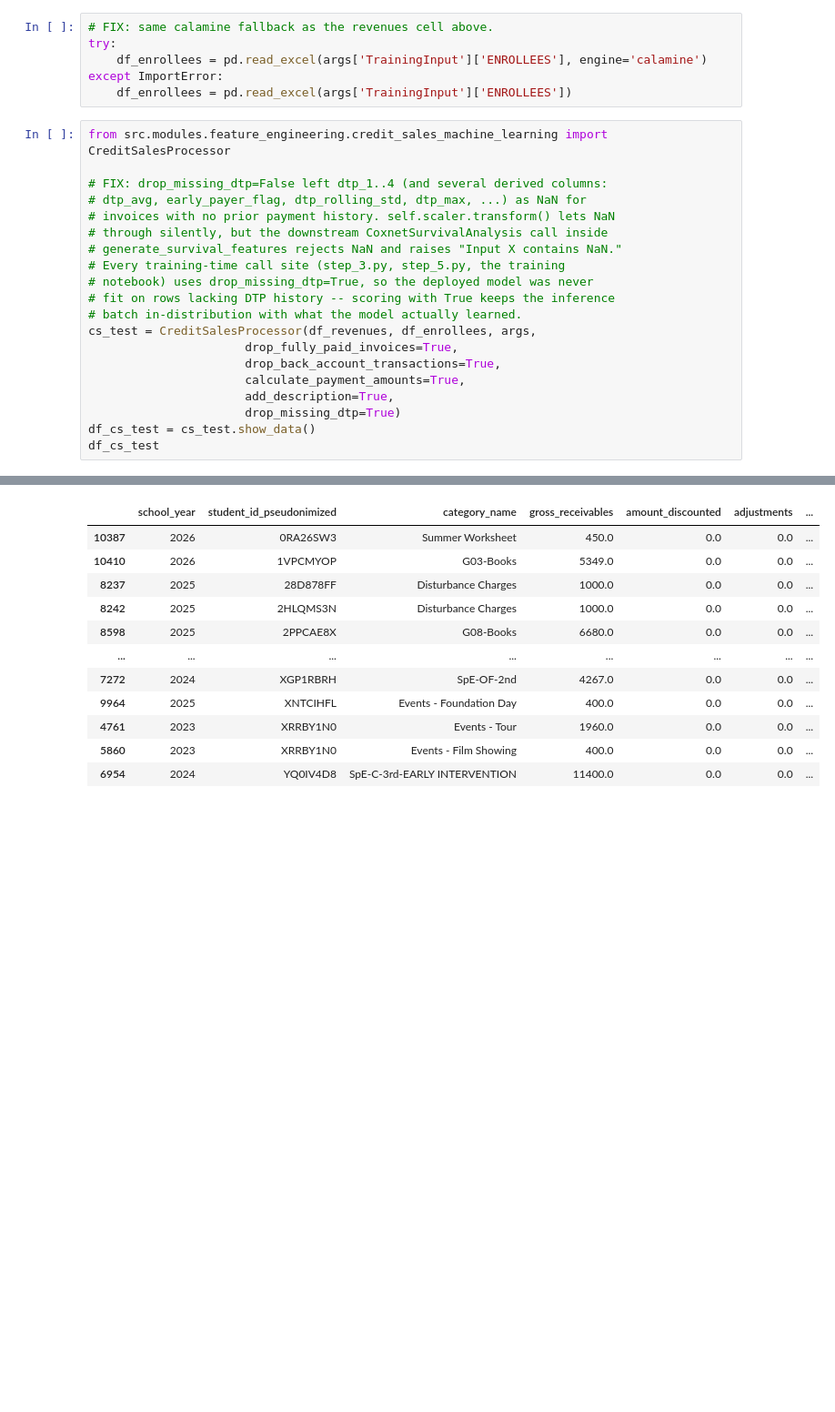
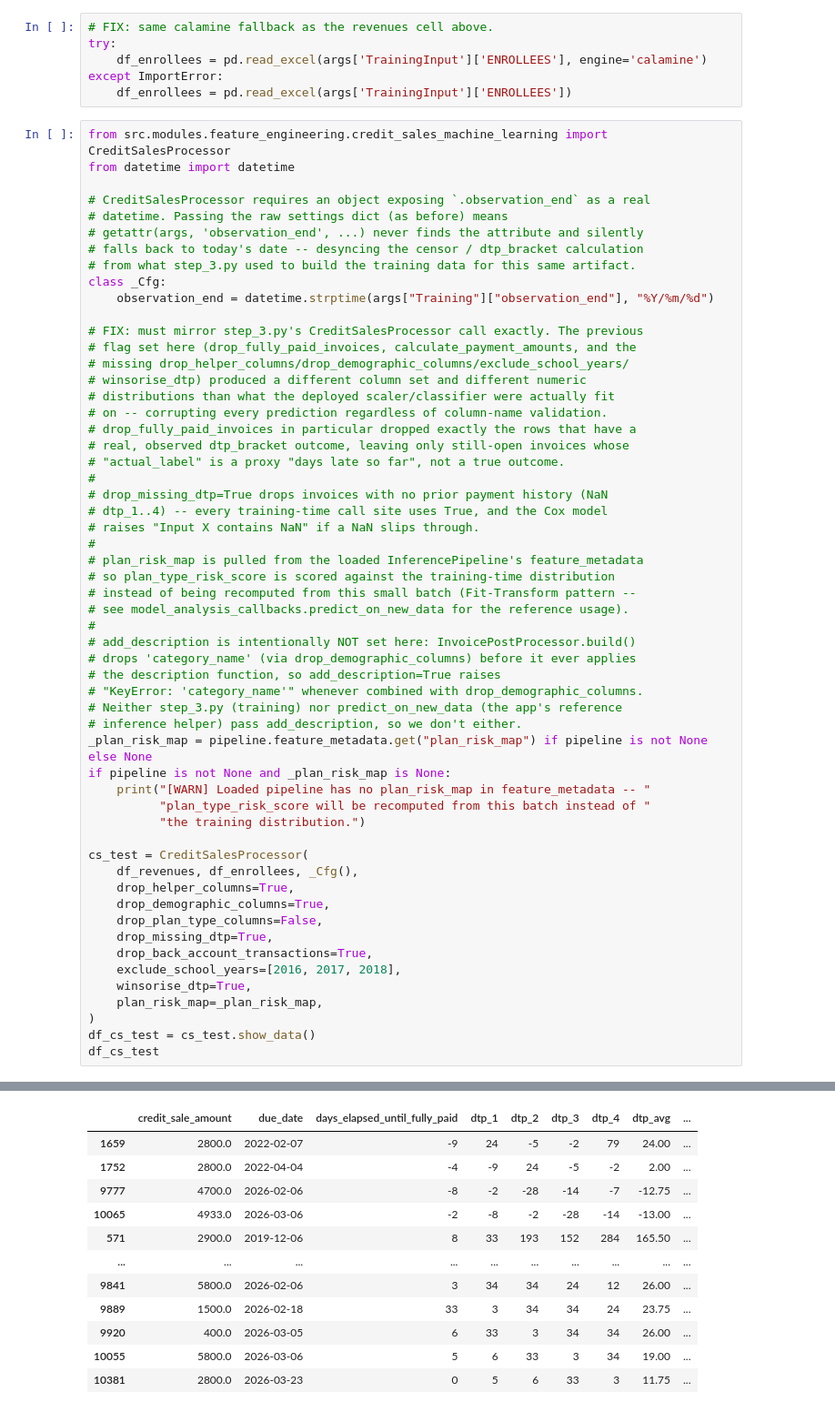
Before and after one commit to anneryeo/invoice-payment-prediction-thesis, a Jupyter notebook: notebooks/inference/forecasting.ipynb, the cells around one changed output, grey strips where cells are left out. Shown at 91% size. Saved outputs shown, nothing was run; the diff lists cells and outputs as text; blank space fills up the shorter version.

```diff
--- a/notebooks/inference/forecasting.ipynb
+++ b/notebooks/inference/forecasting.ipynb
@@ -57,22 +102,58 @@ except ImportError:
     df_enrollees = pd.read_excel(args['TrainingInput']['ENROLLEES'])
 # %%
 from src.modules.feature_engineering.credit_sales_machine_learning import CreditSalesProcessor
+from datetime import datetime
 
-# FIX: drop_missing_dtp=False left dtp_1..4 (and several derived columns:
-# dtp_avg, early_payer_flag, dtp_rolling_std, dtp_max, ...) as NaN for
-# invoices with no prior payment history. self.scaler.transform() lets NaN
-# through silently, but the downstream CoxnetSurvivalAnalysis call inside
-# generate_survival_features rejects NaN and raises "Input X contains NaN."
-# Every training-time call site (step_3.py, step_5.py, the training
-# notebook) uses drop_missing_dtp=True, so the deployed model was never
-# fit on rows lacking DTP history -- scoring with True keeps the inference
-# batch in-distribution with what the model actually learned.
-cs_test = CreditSalesProcessor(df_revenues, df_enrollees, args,
-                      drop_fully_paid_invoices=True,
-                      drop_back_account_transactions=True,
-                      calculate_payment_amounts=True,
-                      add_description=True,
-                      drop_missing_dtp=True)
+# CreditSalesProcessor requires an object exposing `.observation_end` as a real
+# datetime. Passing the raw settings dict (as before) means
+# getattr(args, 'observation_end', ...) never finds the attribute and silently
+# falls back to today's date -- desyncing the censor / dtp_bracket calculation
+# from what step_3.py used to build the training data for this same artifact.
+class _Cfg:
+    observation_end = datetime.strptime(args["Training"]["observation_end"], "%Y/%m/%d")
+
+# FIX: must mirror step_3.py's CreditSalesProcessor call exactly. The previous
+# flag set here (drop_fully_paid_invoices, calculate_payment_amounts, and the
+# missing drop_helper_columns/drop_demographic_columns/exclude_school_years/
+# winsorise_dtp) produced a different column set and different numeric
+# distributions than what the deployed scaler/classifier were actually fit
+# on -- corrupting every prediction regardless of column-name validation.
+# drop_fully_paid_invoices in particular dropped exactly the rows that have a
+# real, observed dtp_bracket outcome, leaving only still-open invoices whose
+# "actual_label" is a proxy "days late so far", not a true outcome.
+#
+# drop_missing_dtp=True drops invoices with no prior payment history (NaN
+# dtp_1..4) -- every training-time call site uses True, and the Cox model
+# raises "Input X contains NaN" if a NaN slips through.
+#
+# plan_risk_map is pulled from the loaded InferencePipeline's feature_metadata
+# so plan_type_risk_score is scored against the training-time distribution
+# instead of being recomputed from this small batch (Fit-Transform pattern --
+# see model_analysis_callbacks.predict_on_new_data for the reference usage).
+#
+# add_description is intentionally NOT set here: InvoicePostProcessor.build()
+# drops 'category_name' (via drop_demographic_columns) before it ever applies
+# the description function, so add_description=True raises
+# "KeyError: 'category_name'" whenever combined with drop_demographic_columns.
+# Neither step_3.py (training) nor predict_on_new_data (the app's reference
+# inference helper) pass add_description, so we don't either.
+_plan_risk_map = pipeline.feature_metadata.get("plan_risk_map") if pipeline is not None else None
+if pipeline is not None and _plan_risk_map is None:
+    print("[WARN] Loaded pipeline has no plan_risk_map in feature_metadata -- "
+          "plan_type_risk_score will be recomputed from this batch instead of "
+          "the training distribution.")
+
+cs_test = CreditSalesProcessor(
+    df_revenues, df_enrollees, _Cfg(),
+    drop_helper_columns=True,
+    drop_demographic_columns=True,
+    drop_plan_type_columns=False,
+    drop_missing_dtp=True,
+    drop_back_account_transactions=True,
+    exclude_school_years=[2016, 2017, 2018],
+    winsorise_dtp=True,
+    plan_risk_map=_plan_risk_map,
+)
 df_cs_test = cs_test.show_data()
 df_cs_test
 # %% [output]
@@ -83,12 +164,12 @@ Dropped 442 invoices with missing DTP values. Remaining: 69
-|  | school_year | student_id_pseudonimized | category_name | gross_receivables | amount_discounted | adjustments | ... |
-| 10387 | 2026 | 0RA26SW3 | Summer Worksheet | 450.0 | 0.0 | 0.0 | ... |
-| 10410 | 2026 | 1VPCMYOP | G03-Books | 5349.0 | 0.0 | 0.0 | ... |
-| 8237 | 2025 | 28D878FF | Disturbance Charges | 1000.0 | 0.0 | 0.0 | ... |
-| 8242 | 2025 | 2HLQMS3N | Disturbance Charges | 1000.0 | 0.0 | 0.0 | ... |
-| 8598 | 2025 | 2PPCAE8X | G08-Books | 6680.0 | 0.0 | 0.0 | ... |
-| ... | ... | ... | ... | ... | ... | ... | ... |
-| 7272 | 2024 | XGP1RBRH | SpE-OF-2nd | 4267.0 | 0.0 | 0.0 | ... |
-| 9964 | 2025 | XNTCIHFL | Events - Foundation Day | 400.0 | 0.0 | 0.0 | ... |
-| 4761 | 2023 | XRRBY1N0 | Events - Tour | 1960.0 | 0.0 | 0.0 | ... |
-| 5860 | 2023 | XRRBY1N0 | Events - Film Showing | 400.0 | 0.0 | 0.0 | ... |
-| 6954 | 2024 | YQ0IV4D8 | SpE-C-3rd-EARLY INTERVENTION | 11400.0 | 0.0 | 0.0 | ... |
+|  | credit_sale_amount | due_date | days_elapsed_until_fully_paid | dtp_1 | dtp_2 | dtp_3 | dtp_4 | dtp_avg | ... |
+| 1659 | 2800.0 | 2022-02-07 | -9 | 24 | -5 | -2 | 79 | 24.00 | ... |
+| 1752 | 2800.0 | 2022-04-04 | -4 | -9 | 24 | -5 | -2 | 2.00 | ... |
+| 9777 | 4700.0 | 2026-02-06 | -8 | -2 | -28 | -14 | -7 | -12.75 | ... |
+| 10065 | 4933.0 | 2026-03-06 | -2 | -8 | -2 | -28 | -14 | -13.00 | ... |
+| 571 | 2900.0 | 2019-12-06 | 8 | 33 | 193 | 152 | 284 | 165.50 | ... |
+| ... | ... | ... | ... | ... | ... | ... | ... | ... | ... |
+| 9841 | 5800.0 | 2026-02-06 | 3 | 34 | 34 | 24 | 12 | 26.00 | ... |
+| 9889 | 1500.0 | 2026-02-18 | 33 | 3 | 34 | 34 | 24 | 23.75 | ... |
+| 9920 | 400.0 | 2026-03-05 | 6 | 33 | 3 | 34 | 34 | 26.00 | ... |
+| 10055 | 5800.0 | 2026-03-06 | 5 | 6 | 33 | 3 | 34 | 19.00 | ... |
+| 10381 | 2800.0 | 2026-03-23 | 0 | 5 | 6 | 33 | 3 | 11.75 | ... |
```
Also changed, not shown: parts of 12 cells of this notebook, 2 other files.
